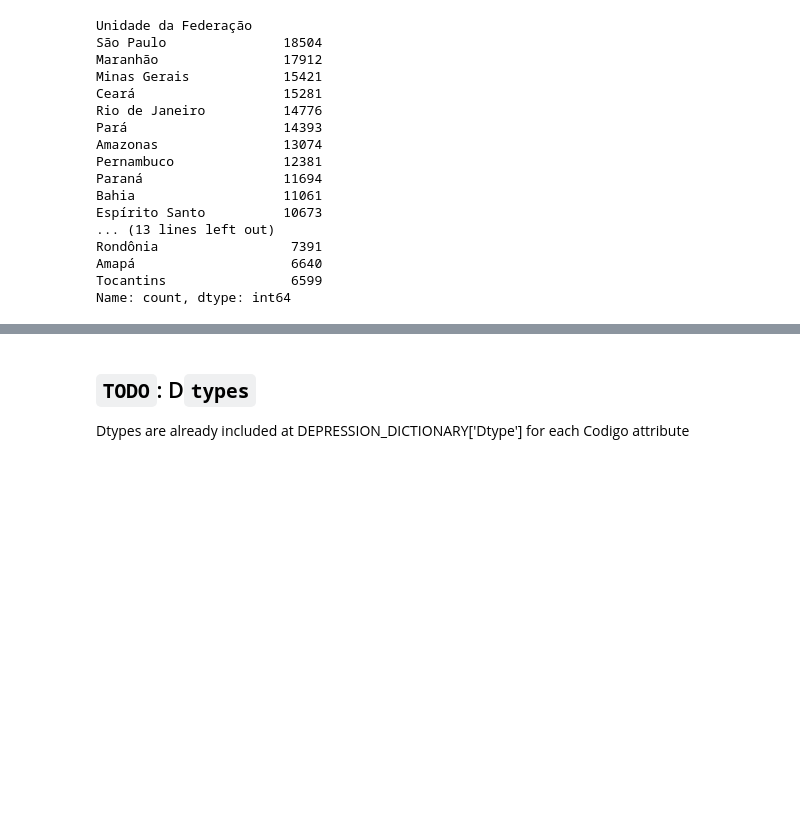
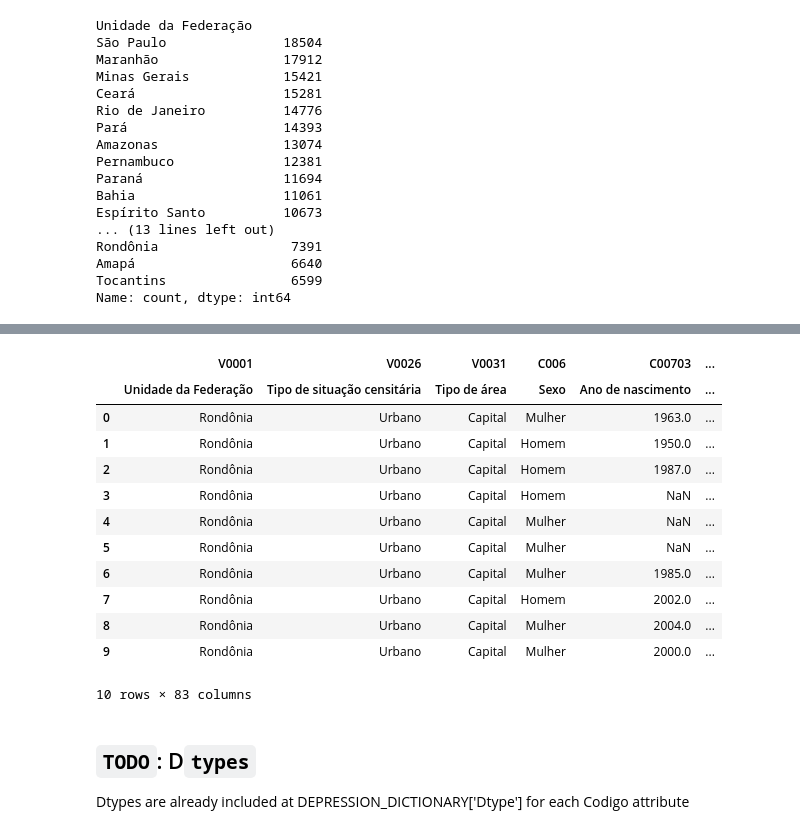
Before and after one commit to feed0/depressao-ibge-pns, a Jupyter notebook: src/4-pre-processing/pre-processing.ipynb, the cells around one changed output, grey strips where cells are left out. Saved outputs shown, nothing was run; the diff lists cells and outputs as text; code cells hidden in the pictures; blank space fills up the shorter version.

```diff
--- a/src/4-pre-processing/pre-processing.ipynb
+++ b/src/4-pre-processing/pre-processing.ipynb
@@ -184,7 +184,7 @@ display(
 columns = depression_explicit.columns.get_level_values(0).to_list()
 class_mappings.loc[class_mappings['Codigo'] == columns[0], ['Tipo', 'Classe']]
 
-for codigo in columns[:3]:
+for codigo in columns:
 
     print(f'    [COLUMN]: {codigo} ==================================================')
     print(f'    [BEFORE]:\n{depression_explicit[codigo].value_counts(ascending=False).head(3)}\n')
@@ -288,3 +349,19 @@ Name: count, dtype: int64
+# %%
+depression_explicit.head(10)
+# %% [output]
+|  | V0001 | V0026 | V0031 | C006 | C00703 | ... |
+|  | Unidade da Federação | Tipo de situação censitária | Tipo de área | Sexo | Ano de nascimento | ... |
+| 0 | Rondônia | Urbano | Capital | Mulher | 1963.0 | ... |
+| 1 | Rondônia | Urbano | Capital | Homem | 1950.0 | ... |
+| 2 | Rondônia | Urbano | Capital | Homem | 1987.0 | ... |
+| 3 | Rondônia | Urbano | Capital | Homem | NaN | ... |
+| 4 | Rondônia | Urbano | Capital | Mulher | NaN | ... |
+| 5 | Rondônia | Urbano | Capital | Mulher | NaN | ... |
+| 6 | Rondônia | Urbano | Capital | Mulher | 1985.0 | ... |
+| 7 | Rondônia | Urbano | Capital | Homem | 2002.0 | ... |
+| 8 | Rondônia | Urbano | Capital | Mulher | 2004.0 | ... |
+| 9 | Rondônia | Urbano | Capital | Mulher | 2000.0 | ... |
+10 rows × 83 columns
 # %% [markdown]
 ## `TODO`: D`types`
 Dtypes are already included at DEPRESSION_DICTIONARY['Dtype'] for each Codigo attribute
```
Also changed, not shown: parts of 5 cells of this notebook.
